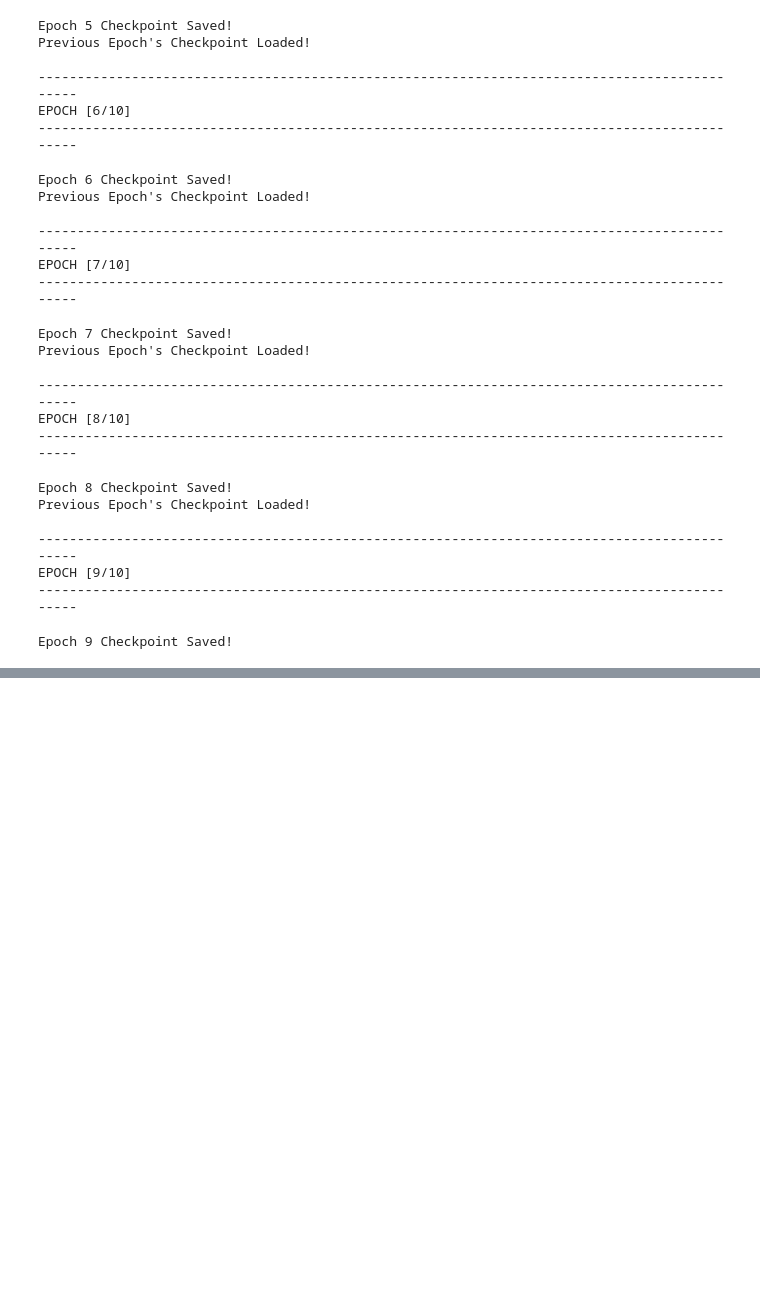
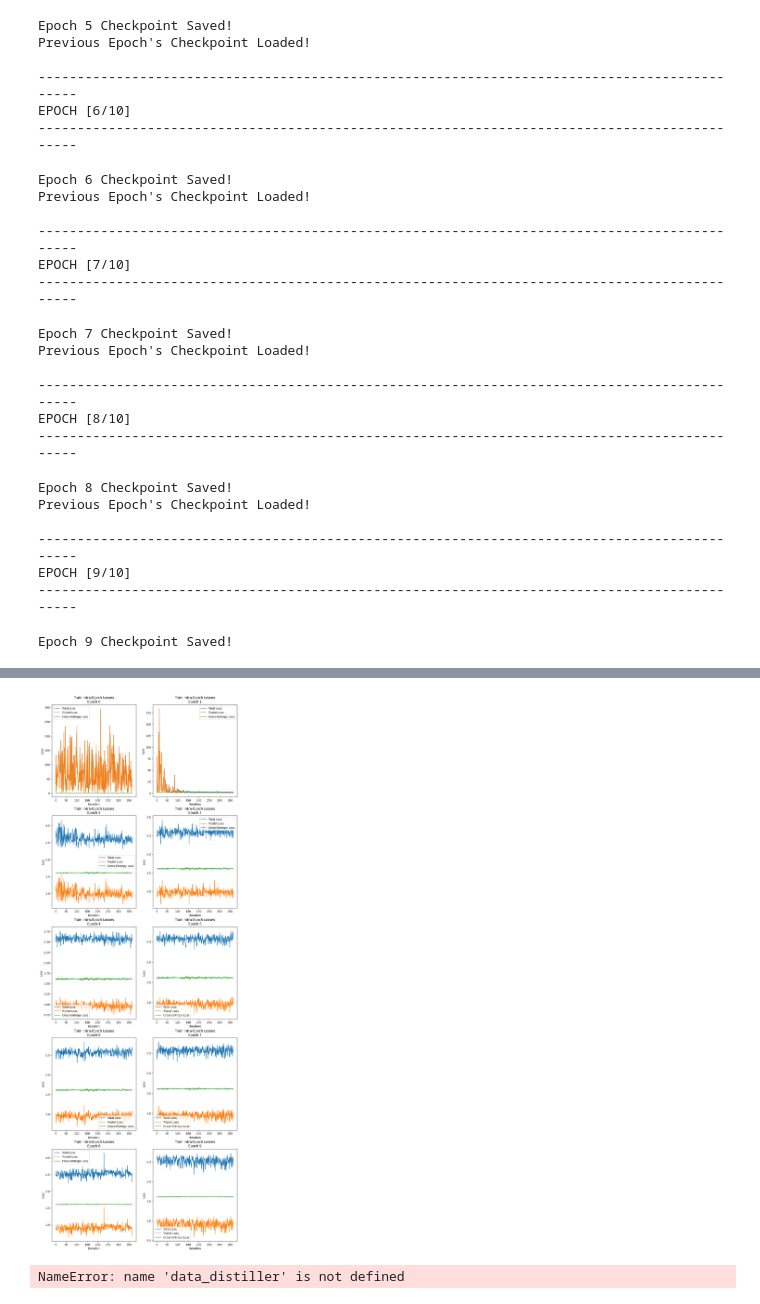
Before and after one commit to Human-Augment-Analytics/CichlidBowerTracking, a Jupyter notebook: cichlid_bower_tracking/debugging_and_experiments.ipynb, the cells around one changed output, grey strips where cells are left out. Saved outputs shown, nothing was run; the diff lists cells and outputs as text; code cells hidden in the pictures; blank space fills up the shorter version.

Commit message:
Ran losses experiment

```diff
--- a/cichlid_bower_tracking/debugging_and_experiments.ipynb
+++ b/cichlid_bower_tracking/debugging_and_experiments.ipynb
@@ -478,6 +482,8 @@ Previous Epoch's Checkpoint Loaded!
 EPOCH [9/10]
 ---------------------------------------------------------------------------------------------
 Epoch 9 Checkpoint Saved!
+# %%
+FIGURES_DIR = '/home/hice1/cclark339/ondemand/CichlidBowerTracking/cichlid_bower_tracking/data_distillation/figures/'
 # %%
 train_avgs, train_mins, train_maxs = distiller.train_logger.avgs, distiller.train_logger.maxs, distiller.train_logger.mins
 valid_avgs, valid_mins, valid_maxs = distiller.valid_logger.avgs, distiller.valid_logger.maxs, distiller.valid_logger.mins
@@ -518,0 +525,33 @@ plt.legend()
+# %%
+intra_epoch_loggers = distiller.train_intra_epoch_loggers
+log_names = ['Total Loss', 'Triplet Loss', 'Cross-Entropy Loss']
+# %%
+ncols = 2 if NUM_EPOCHS >= 2 else 1
+nrows = NUM_EPOCHS // ncols
+
+subplot_w, subplot_h = 5, 4
+buffer_w, buffer_h = 2, 15
+# %%
+x = np.arange(0, len(train_dataloader))
+
+plt.figure(figsize=(subplot_w * ncols + buffer_w, subplot_h * nrows + buffer_h))
+for epoch in range(NUM_EPOCHS):
+    logger = intra_epoch_loggers[epoch]
+
+    plt.subplot(nrows, ncols, epoch + 1)
+    for idx, log in enumerate(logger.logs):
+        plt.plot(x, log, label=log_names[idx])
+
+    plt.xlabel('Iteration')
+    plt.ylabel(logger.value_type)
+    plt.title(f'Train Intra-Epoch Losses\nEpoch {epoch}')
+    plt.legend()
+
+plt.savefig(FIGURES_DIR + 'intra_epoch_train_losses_tmp.png')
+# %% [output]
+[figure, added]
+# %%
+intra_epoch_loggers = data_distiller.valid_intra_epoch_loggers
+log_names = ['Total Loss', 'Triplet Loss', 'Cross-Entropy Loss']
+# %% [output]
+NameError: name 'data_distiller' is not defined
```
Also changed, not shown: parts of 7 cells of this notebook, 2 other files.
